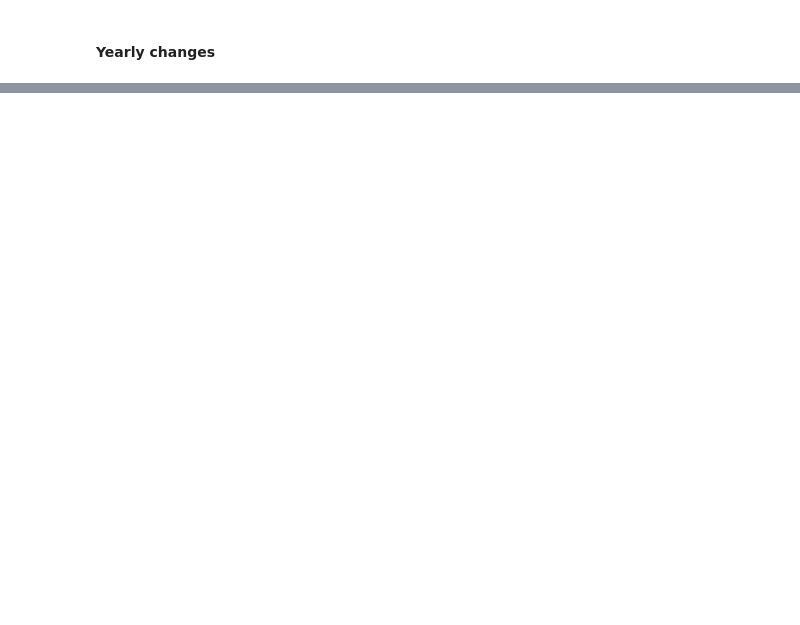
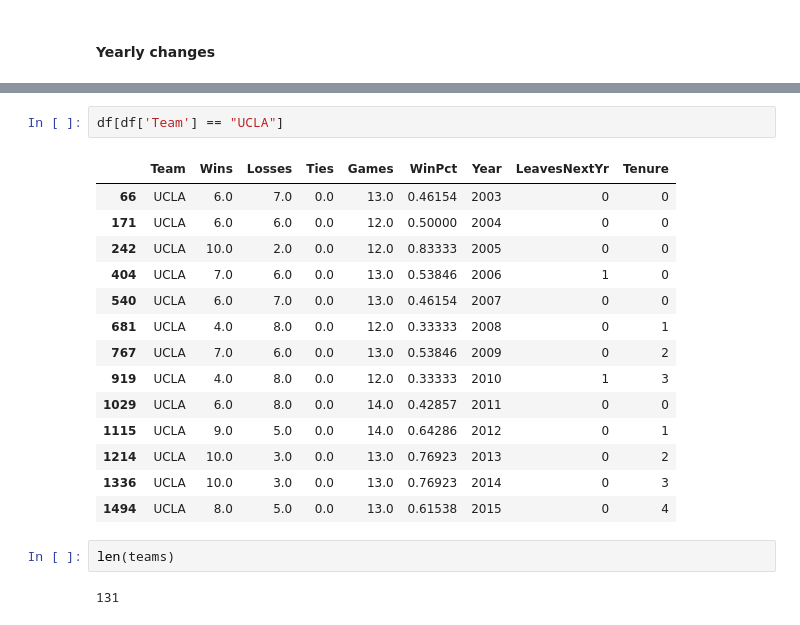
Before and after one commit to bighomeyg/ncaa_hot_seat_2016, a Jupyter notebook: hot_seat_coaches_2016.ipynb, the cells around one changed output, grey strips where cells are left out. Cells and saved outputs as stored; diff of their text form; blank space fills up the shorter version.

```diff
--- a/hot_seat_coaches_2016.ipynb
+++ b/hot_seat_coaches_2016.ipynb
@@ -28,0 +96,21 @@ plt.show()
+# %%
+df[df['Team'] == "UCLA"]
+# %% [output]
+|  | Team | Wins | Losses | Ties | Games | WinPct | Year | LeavesNextYr | Tenure |
+| 66 | UCLA | 6.0 | 7.0 | 0.0 | 13.0 | 0.46154 | 2003 | 0 | 0 |
+| 171 | UCLA | 6.0 | 6.0 | 0.0 | 12.0 | 0.50000 | 2004 | 0 | 0 |
+| 242 | UCLA | 10.0 | 2.0 | 0.0 | 12.0 | 0.83333 | 2005 | 0 | 0 |
+| 404 | UCLA | 7.0 | 6.0 | 0.0 | 13.0 | 0.53846 | 2006 | 1 | 0 |
+| 540 | UCLA | 6.0 | 7.0 | 0.0 | 13.0 | 0.46154 | 2007 | 0 | 0 |
+| 681 | UCLA | 4.0 | 8.0 | 0.0 | 12.0 | 0.33333 | 2008 | 0 | 1 |
+| 767 | UCLA | 7.0 | 6.0 | 0.0 | 13.0 | 0.53846 | 2009 | 0 | 2 |
+| 919 | UCLA | 4.0 | 8.0 | 0.0 | 12.0 | 0.33333 | 2010 | 1 | 3 |
+| 1029 | UCLA | 6.0 | 8.0 | 0.0 | 14.0 | 0.42857 | 2011 | 0 | 0 |
+| 1115 | UCLA | 9.0 | 5.0 | 0.0 | 14.0 | 0.64286 | 2012 | 0 | 1 |
+| 1214 | UCLA | 10.0 | 3.0 | 0.0 | 13.0 | 0.76923 | 2013 | 0 | 2 |
+| 1336 | UCLA | 10.0 | 3.0 | 0.0 | 13.0 | 0.76923 | 2014 | 0 | 3 |
+| 1494 | UCLA | 8.0 | 5.0 | 0.0 | 13.0 | 0.61538 | 2015 | 0 | 4 |
+# %%
+len(teams)
+# %% [output]
+131
```
Also changed, not shown: parts of 7 cells of this notebook.
